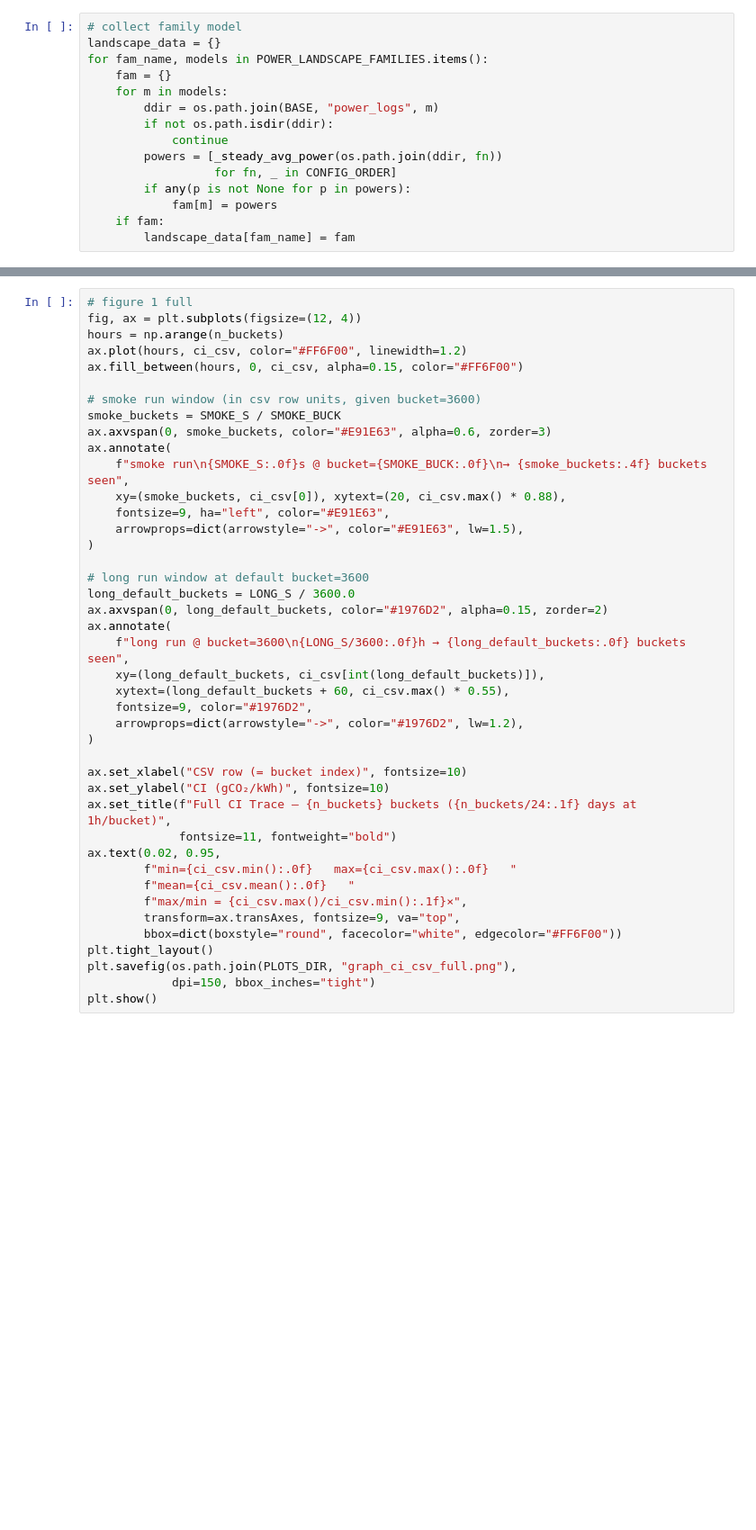
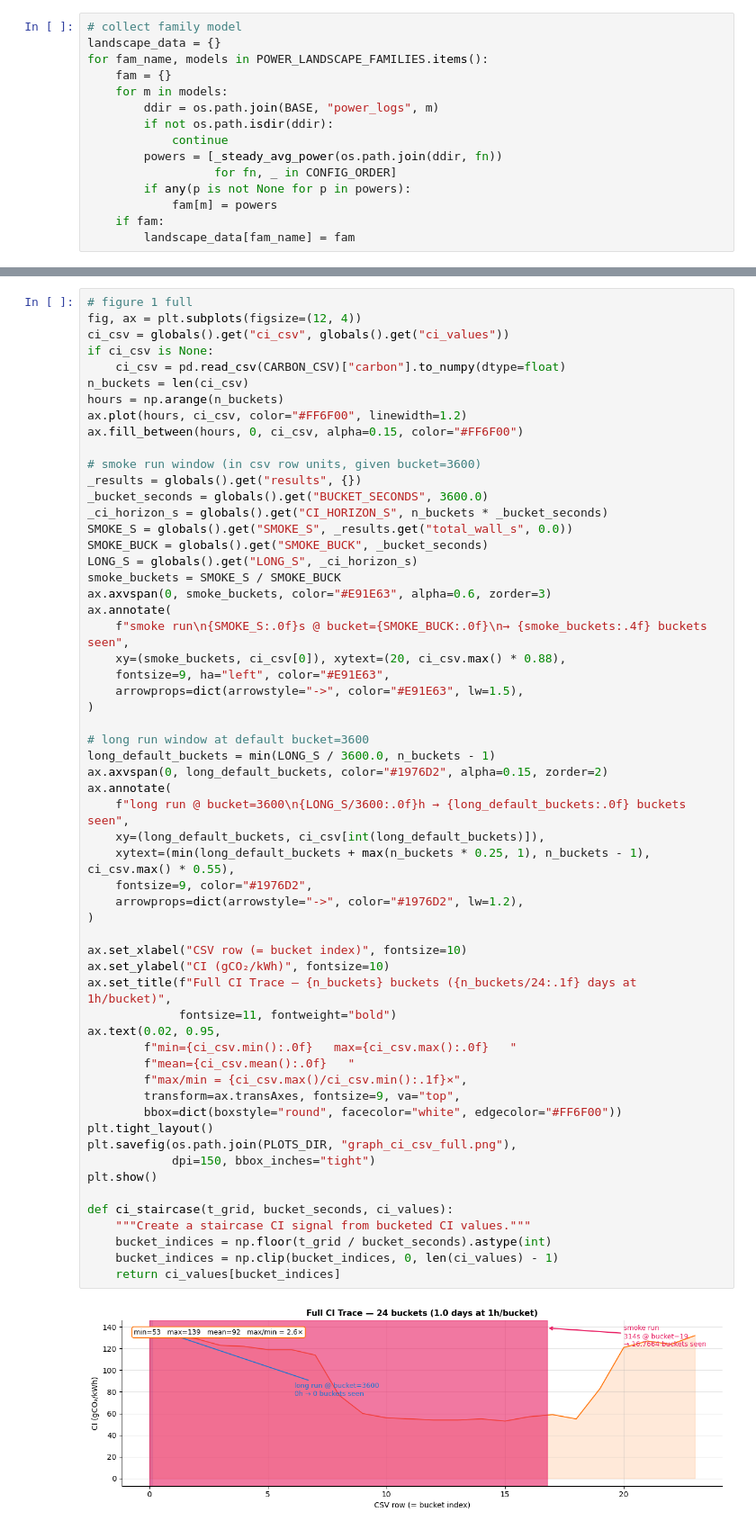
Before and after one commit to Wafik20/scheduling-carbon-aware-3d-parallelism, a Jupyter notebook: visualization.ipynb, the cells around one changed output, grey strips where cells are left out. Shown at 90% size. Saved outputs shown, nothing was run; the diff lists cells and outputs as text; blank space fills up the shorter version.

```diff
--- a/visualization.ipynb
+++ b/visualization.ipynb
@@ -833,45 +1087,63 @@ def ci_staircase(wall_s_grid, bucket_seconds, ci_array):
 # %%
 # figure 1 full
 fig, ax = plt.subplots(figsize=(12, 4))
+ci_csv = globals().get("ci_csv", globals().get("ci_values"))
+if ci_csv is None:
+    ci_csv = pd.read_csv(CARBON_CSV)["carbon"].to_numpy(dtype=float)
+n_buckets = len(ci_csv)
 hours = np.arange(n_buckets)
 ax.plot(hours, ci_csv, color="#FF6F00", linewidth=1.2)
 ax.fill_between(hours, 0, ci_csv, alpha=0.15, color="#FF6F00")
 
 # smoke run window (in csv row units, given bucket=3600)
+_results = globals().get("results", {})
+_bucket_seconds = globals().get("BUCKET_SECONDS", 3600.0)
+_ci_horizon_s = globals().get("CI_HORIZON_S", n_buckets * _bucket_seconds)
+SMOKE_S = globals().get("SMOKE_S", _results.get("total_wall_s", 0.0))
+SMOKE_BUCK = globals().get("SMOKE_BUCK", _bucket_seconds)
+LONG_S = globals().get("LONG_S", _ci_horizon_s)
 smoke_buckets = SMOKE_S / SMOKE_BUCK
 ax.axvspan(0, smoke_buckets, color="#E91E63", alpha=0.6, zorder=3)
 ax.annotate(
     f"smoke run\n{SMOKE_S:.0f}s @ bucket={SMOKE_BUCK:.0f}\n→ {smoke_buckets:.4f} buckets seen",
     xy=(smoke_buckets, ci_csv[0]), xytext=(20, ci_csv.max() * 0.88),
     fontsize=9, ha="left", color="#E91E63",
     arrowprops=dict(arrowstyle="->", color="#E91E63", lw=1.5),
 )
 
 # long run window at default bucket=3600
-long_default_buckets = LONG_S / 3600.0
+long_default_buckets = min(LONG_S / 3600.0, n_buckets - 1)
 ax.axvspan(0, long_default_buckets, color="#1976D2", alpha=0.15, zorder=2)
 ax.annotate(
     f"long run @ bucket=3600\n{LONG_S/3600:.0f}h → {long_default_buckets:.0f} buckets seen",
     xy=(long_default_buckets, ci_csv[int(long_default_buckets)]),
-    xytext=(long_default_buckets + 60, ci_csv.max() * 0.55),
+    xytext=(min(long_default_buckets + max(n_buckets * 0.25, 1), n_buckets - 1), ci_csv.max() * 0.55),
     fontsize=9, color="#1976D2",
     arrowprops=dict(arrowstyle="->", color="#1976D2", lw=1.2),
 )
 
 ax.set_xlabel("CSV row (= bucket index)", fontsize=10)
 ax.set_ylabel("CI (gCO₂/kWh)", fontsize=10)
 ax.set_title(f"Full CI Trace — {n_buckets} buckets ({n_buckets/24:.1f} days at 1h/bucket)",
              fontsize=11, fontweight="bold")
 ax.text(0.02, 0.95,
         f"min={ci_csv.min():.0f}   max={ci_csv.max():.0f}   "
         f"mean={ci_csv.mean():.0f}   "
         f"max/min = {ci_csv.max()/ci_csv.min():.1f}×",
         transform=ax.transAxes, fontsize=9, va="top",
         bbox=dict(boxstyle="round", facecolor="white", edgecolor="#FF6F00"))
 plt.tight_layout()
 plt.savefig(os.path.join(PLOTS_DIR, "graph_ci_csv_full.png"),
             dpi=150, bbox_inches="tight")
 plt.show()
+
+def ci_staircase(t_grid, bucket_seconds, ci_values):
+    """Create a staircase CI signal from bucketed CI values."""
+    bucket_indices = np.floor(t_grid / bucket_seconds).astype(int)
+    bucket_indices = np.clip(bucket_indices, 0, len(ci_values) - 1)
+    return ci_values[bucket_indices]
+# %% [output]
+[figure, added]
 # %%
 # figure 2 what
 bucket_options = [3600, 1200, 600, 300, 60]
```
Also changed, not shown: parts of 63 cells of this notebook, 14 other files.
